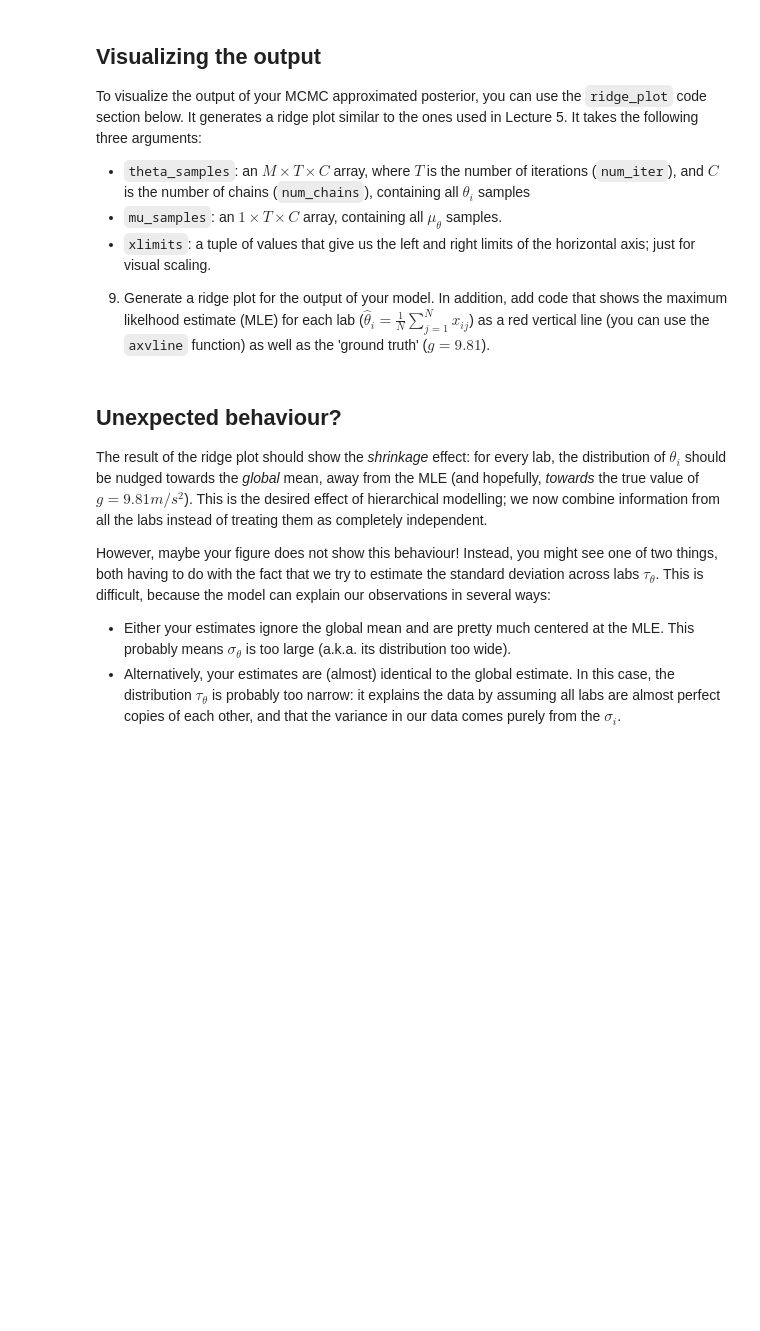
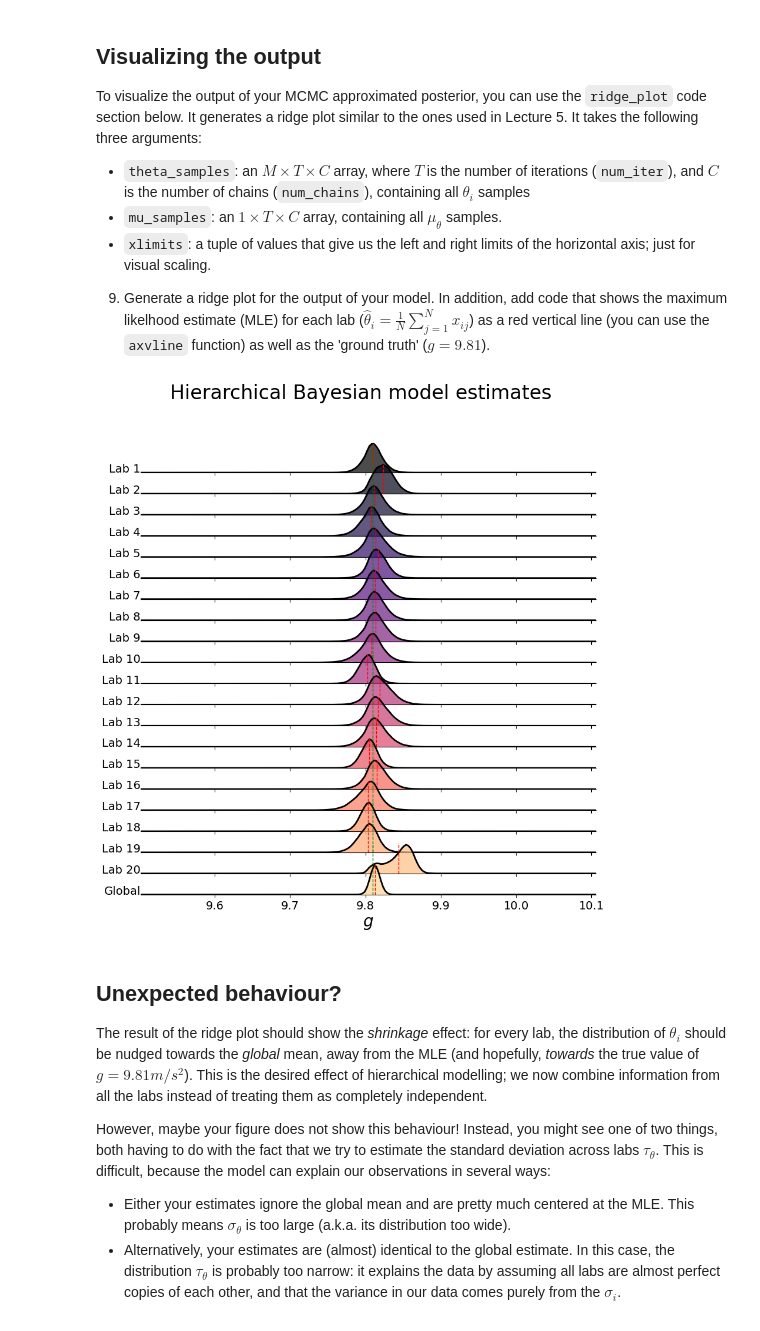
Before and after one commit to DerOeko/SOW-BKI203BS, a Jupyter notebook: Ferdinand_Paar_s1128559_Samuel_Nellessen_s1102282_Assignment5.ipynb, the cells around one changed output. Cells and saved outputs as stored; diff of their text form; code cells hidden in the pictures; blank space fills up the shorter version.

Commit message:
Rerun everything for inline graphs

```diff
--- a/Ferdinand_Paar_s1128559_Samuel_Nellessen_s1102282_Assignment5.ipynb
+++ b/Ferdinand_Paar_s1128559_Samuel_Nellessen_s1102282_Assignment5.ipynb
@@ -137,12 +137,12 @@ jags_model = '''
 model {
     # Prior
     mu_theta ~ dnorm(9.81, 1/1^2)
-    sigma_theta ~ dexponential(0.1)
+    sigma_theta ~ dexp(1)
 
     # Likelihood
     for (i in 1:M) {
         theta[i] ~ dnorm(mu_theta, 1/sigma_theta^2)
-        sigma[i] ~ dexponential(0.1)
+        sigma[i] ~ dexp(1)
 
         for (j in 1:N) {
             x[i, j] ~ dnorm(theta[i], 1/sigma[i]^2)
@@ -159,5 +159,5 @@ num_iter = 30_000
 num_chains = 4
 
 model = pj.Model(jags_model, data=data, chains=num_chains)
-samples = model.sample(num_iter, vars=['mu_theta', 'sigma_theta', 'theta', 'sigma'])
+samples = model.sample(num_iter, vars=['mu_theta', 'sigma_theta', 'theta', 'sigma', 'x'])
 # %% [output]
@@ -191,6 +195,7 @@ def ridge_plot(theta_samples, mu_samples, xlimits):
         mu_samples: A numpy array of size 1 x num_samples x num_chains
         y: The observed treatment effects.
     """
+    MLE_per_lab = np.mean(theta_samples, axis=(1, 2))
     samples = np.concatenate([theta_samples, mu_samples], axis=0)
     colors = plt.cm.get_cmap('magma')
     J = samples.shape[0]
@@ -217,35 +222,46 @@ def ridge_plot(theta_samples, mu_samples, xlimits):
         ax_objs[-1].set_xlim(xmin, xmax)
         ax_objs[-1].set_ylim(bottom=0)
 
         # make background transparent
         rect = ax_objs[-1].patch
         rect.set_alpha(0)
 
+        # add axvline for MLE
+        if i < theta_samples.shape[0]:
+            ax_objs[-1].axvline(MLE_per_lab[i], color='red', linestyle='--', lw=1)
+        else:
+            global_mean = np.mean(mu_samples)
+            ax_objs[-1].axvline(global_mean, color='red', linestyle='--', lw=1)
+
+        ax_objs[-1].axvline(9.81, color='green', linestyle='--', lw=1)
+
         # remove borders, axis ticks, and labels
         ax_objs[-1].set_yticklabels([])
 
         if i == J-1:
             ax_objs[-1].set_xlabel(r'$\theta_i$', fontsize=20)
             ax_objs[-1].text(xmin, 0.001, 'Global', fontsize=14, ha="right")
         else:
             ax_objs[-1].set_xticklabels([])
             ax_objs[-1].text(xmin, 0.001, f'Lab {i+1}',fontsize=14, ha="right")
 
         spines = ["top", "right", "left"]
         for s in spines:
             ax_objs[-1].spines[s].set_visible(False)
         ax_objs[-1].set_yticks([])
 
         i += 1
 
     ax_objs[-1].set_xlabel(r'$g$')
     gs.update(hspace=-0.3)
     plt.suptitle('Hierarchical Bayesian model estimates', fontsize=24)
     plt.show()
 
 #
-xlimits = ?, ?
-ridge_plot(?, ?, xlimits)
+xlimits = samples['x'].min()-0.1, samples['x'].max()+0.1
+ridge_plot(samples['theta'], samples['mu_theta'], xlimits)
+# %% [output]
+[figure, added]
 # %% [markdown]
 ## Unexpected behaviour?
 
```
Also changed, not shown: parts of 5 cells of this notebook.
